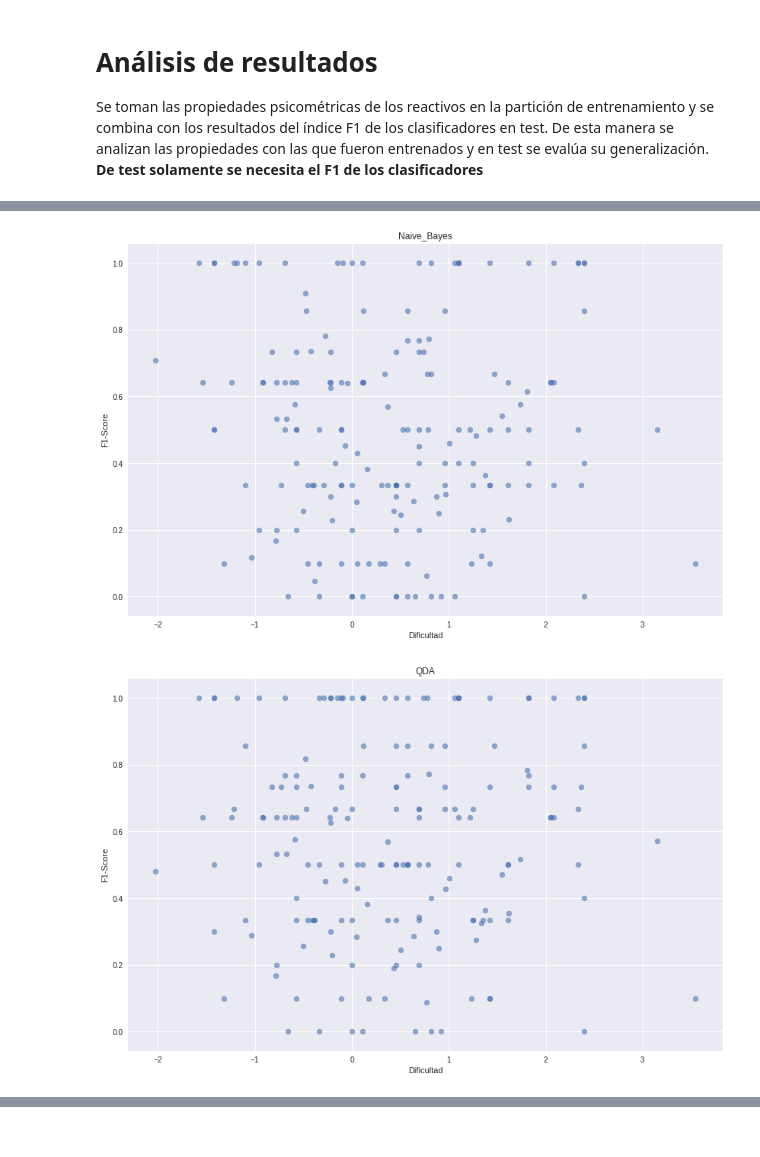
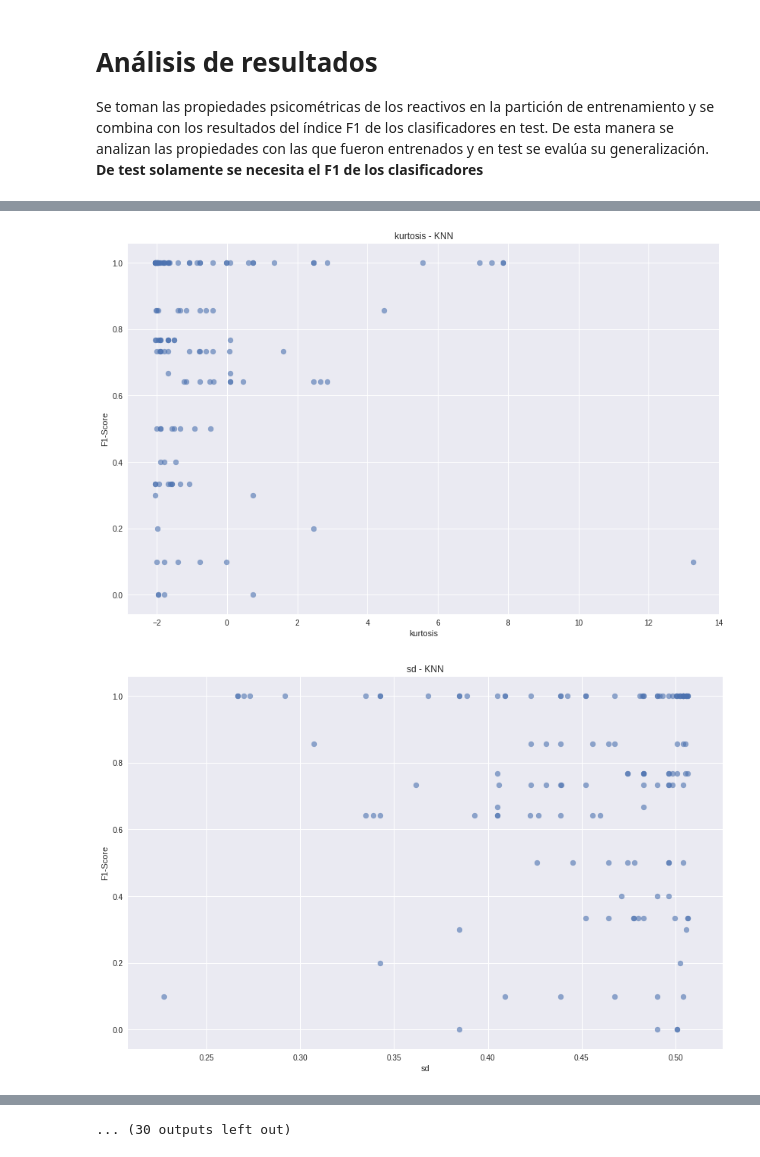
Before and after one commit to Yagwar/ASAG_Test, a Jupyter notebook: clasiff_eval_items_compare.ipynb, the cells around one changed output, grey strips where cells are left out. Saved outputs shown, nothing was run; the diff lists cells and outputs as text; code cells hidden in the pictures.

```diff
--- a/clasiff_eval_items_compare.ipynb
+++ b/clasiff_eval_items_compare.ipynb
@@ -299,0 +302,9 @@ general_results.iloc[:,6:].plot.density(figsize=(16,9), title="Predicciones de t
+# %%
+general_results.dropna(inplace=True)
+color_crit=[]
+for crit in ((general_results.outfitMSQ>=0.5)&(general_results.outfitMSQ<=1.5)&(general_results.infitMSQ>=0.5)&(general_results.infitMSQ<=1.5)):
+  if crit:
+    color_crit.append("green")
+  else:
+    color_crit.append("red")
+color_crit=np.array(color_crit)
@@ -299,0 +324,5 @@ general_results.iloc[:,6:].plot.density(figsize=(16,9), title="Predicciones de t
+# %%
+print (pd.crosstab(np.array(color_crit), columns="count"))
+# Se descartan los reactivos con infit y outfit fuera del rango [0.5 - 1.5]
+# en total= 3
+general_results=general_results.loc[color_crit=="green",:]
@@ -344,7 +392,7 @@ for pred in predictors:
   y_vals=general_results.loc[:,pred]
   ax.scatter(x=x_vals,
              y=y_vals,
-             alpha=.6, label=pred)
+             alpha=.25, label=pred)
 plt.legend(loc='lower right')
 plt.xlabel("Dificultad")
 plt.ylabel("F1-Score")
@@ -354,17 +402,20 @@ plt.show()
+# %%
+items_indicators=['IRT_difficulty', 'outfitMSQ', 'infitMSQ','mean','kurtosis','sd','skew']
 # %%
 for pred in predictors:
-  fig = plt.figure(figsize=(14,9))#16,9))
-  ax = fig.add_subplot(1, 1, 1)
+  for descriptor in items_indicators:
+    fig = plt.figure(figsize=(14,9))#16,9))
+    ax = fig.add_subplot(1, 1, 1)
 
-  x_vals=general_results.loc[:,"IRT_difficulty"]
-  y_vals=general_results.loc[:,pred]
-  ax.scatter(x=x_vals,
-             y=y_vals,
-             alpha=.6, label=pred)
+    x_vals=general_results.loc[:,descriptor]
+    y_vals=general_results.loc[:,pred]
+    ax.scatter(x=x_vals,
+               y=y_vals,
+               alpha=.6, label=pred)
 
-#   plt.legend(loc='lower right')
-  plt.xlabel("Dificultad")
-  plt.ylabel("F1-Score")
-  plt.title(pred)
-  plt.show()
+  #   plt.legend(loc='lower right')
+    plt.xlabel(descriptor)
+    plt.ylabel("F1-Score")
+    plt.title(descriptor+" - "+pred)
+    plt.show()
 # %% [output]
@@ -375,2 +426,2 @@ for pred in predictors:
-[figure, old version]
+[figure, new version]
-[figure, old version]
+[figure, new version]
@@ -376,0 +434 @@ for pred in predictors:
+... (30 outputs left out)
```
Also changed, not shown: parts of 16 cells of this notebook.
